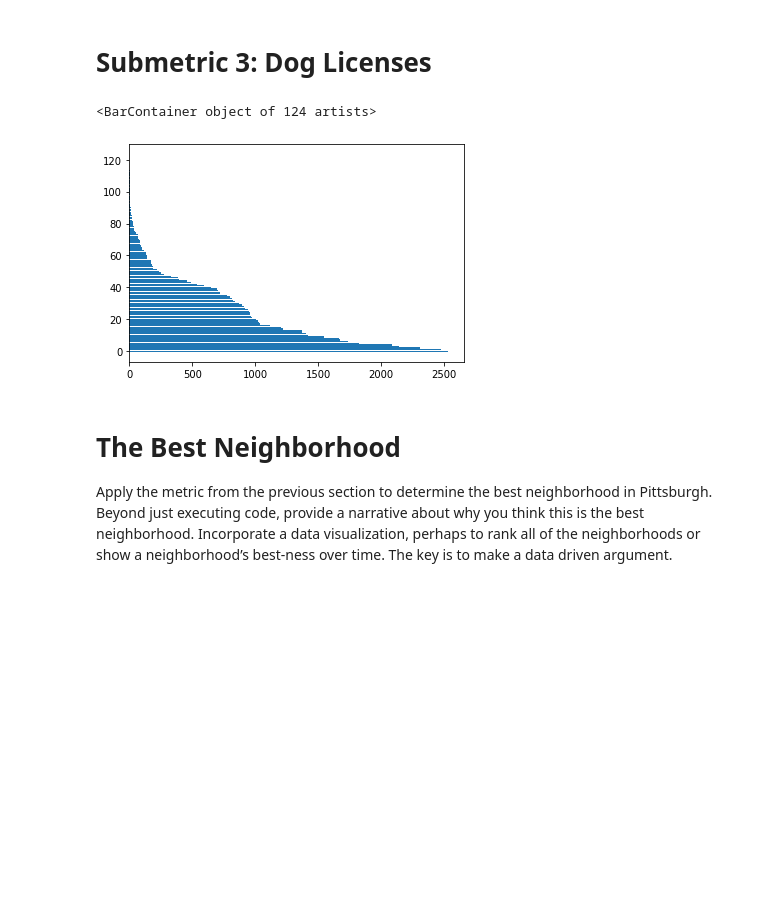
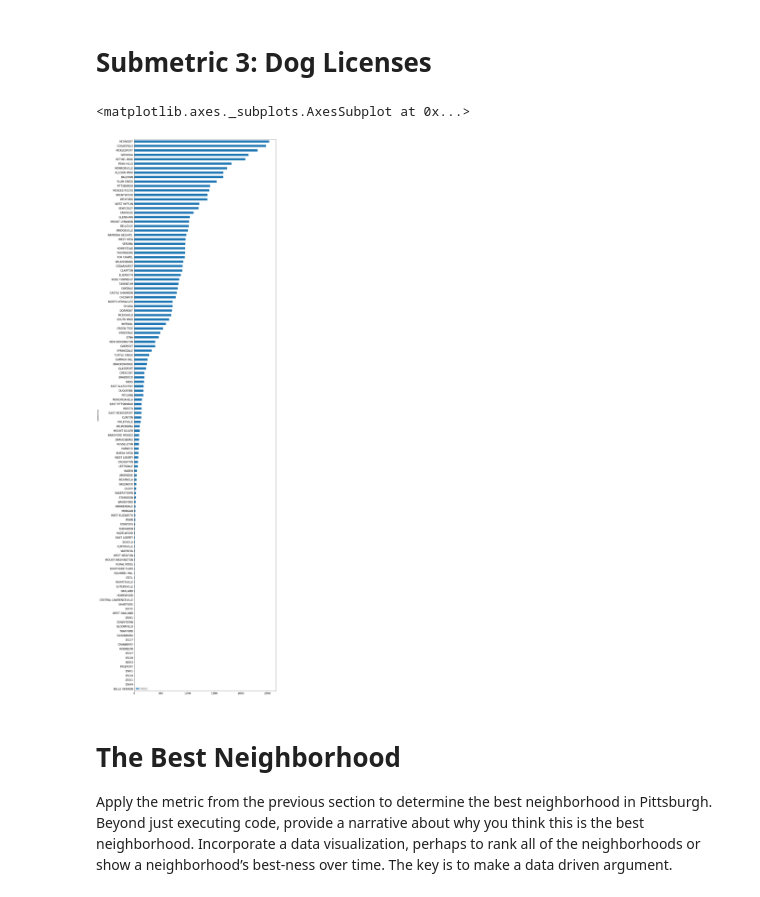
Before and after one commit to Cheggrett/CMPINF0010_Final, a Jupyter notebook: FinalProject.ipynb, the cells around one changed output. Cells and saved outputs as stored; diff of their text form; code cells hidden in the pictures; blank space fills up the shorter version.

```diff
--- a/FinalProject.ipynb
+++ b/FinalProject.ipynb
@@ -138,19 +138,22 @@ for index, row in zipcodes.iterrows():
 # %%
 new_dict = {}
 for key, item in dog_dictionary.items():
     if key in zipcode_dict:
         if zipcode_dict[key] in new_dict:
             new_dict[zipcode_dict[key]] += item
         else:
             new_dict[zipcode_dict[key]] = item
     else:
         new_dict[key] = item
 
-sorted_dict = dict(sorted(new_dict.items(), key=lambda item: item[1], reverse=True))
-plt.barh(range(len(sorted_dict)), sorted_dict.values(), align='center')
+sorted_dict = dict(sorted(new_dict.items(), key=lambda item: item[1], reverse=False))
+dog_final = pd.DataFrame(sorted_dict.items(), columns=['neighborhood', 'licenses'])
+dog_final.head()
+
+dog_final.plot(kind = 'barh', x = 'neighborhood', y = 'licenses', figsize=(15,60), fontsize = 15)
 # %% [output]
-<BarContainer object of 124 artists>
+<matplotlib.axes._subplots.AxesSubplot at 0x...>
-[figure, old version]
+[figure, new version]
 # %% [markdown]
 # The Best Neighborhood
 Apply the metric from the previous section to determine the best neighborhood in Pittsburgh. Beyond just executing code, provide a narrative about why you think this is the best neighborhood. Incorporate a data visualization, perhaps to rank all of the neighborhoods or show a neighborhood’s best-ness over time. The key is to make a data driven argument.
```
